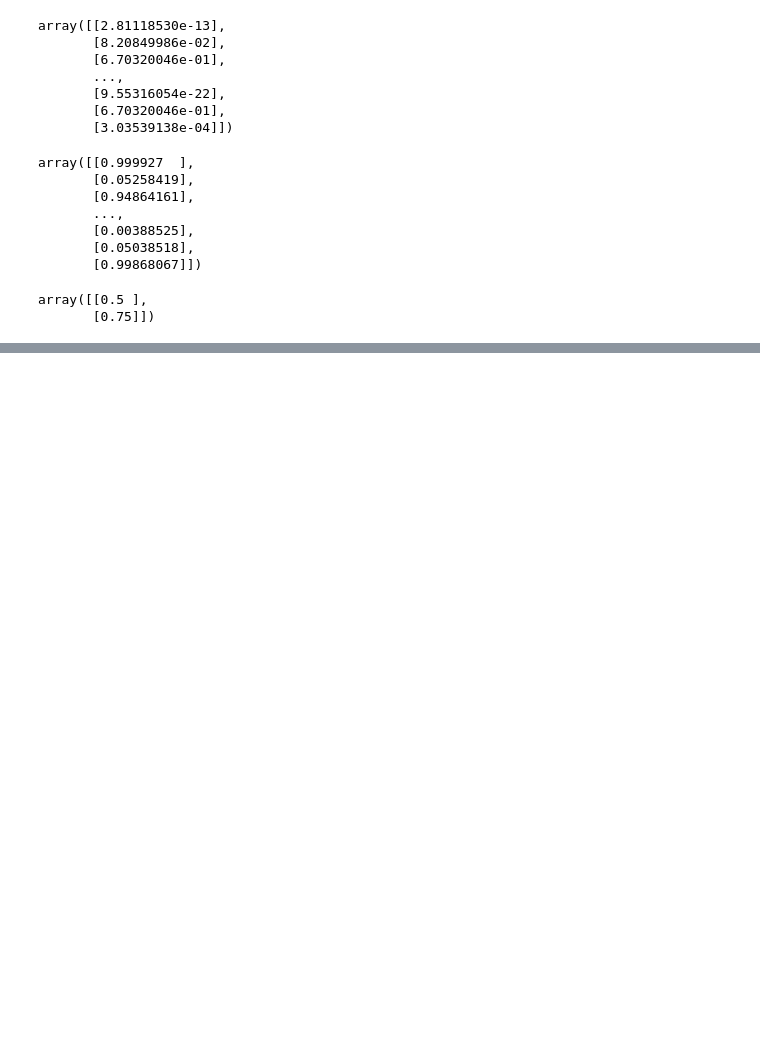
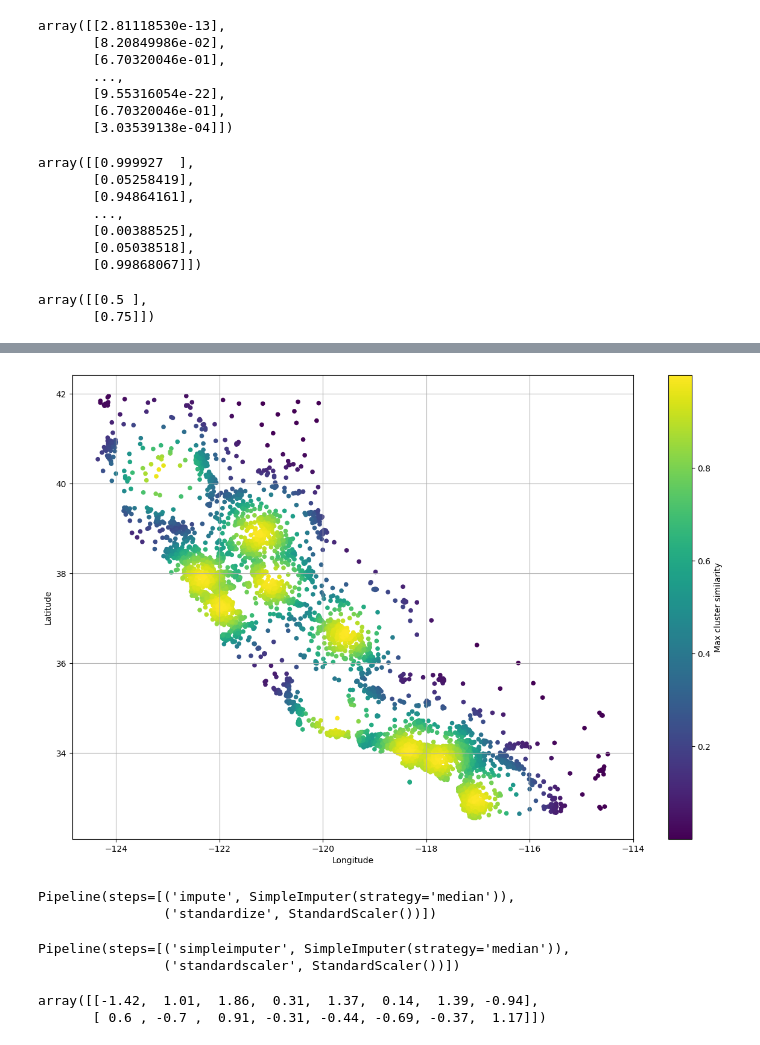
Before and after one commit to xKomil/DataScienceSummerStudy, a Jupyter notebook: _machine_learning/_fundamentals/2/2.ipynb, the cells around one changed output, grey strips where cells are left out. Drawn from its saved outputs; the diff is of its cells as text; code cells hidden in the pictures; blank space fills up the shorter version.

```diff
--- a/_machine_learning/_fundamentals/2/2.ipynb
+++ b/_machine_learning/_fundamentals/2/2.ipynb
@@ -431,0 +456,23 @@ array([[0.5 ],
+# %%
+# transformer that uses KMeans in fit() to identify clusters and rbf_kernel() in transform() to measure similarity to each cluster center
+from sklearn.cluster import KMeans
+
+class ClusterSimilarity(BaseEstimator, TransformerMixin):
+    def __init__(self, n_clusters=10, gamma=1.0, random_state=None):
+        self.n_clusters = n_clusters
+        self.gamma = gamma
+        self.random_state = random_state
+
+    def fit(self, X, y=None, sample_weight=None):
+        self.kmeans_ = KMeans(self.n_clusters, n_init=10, random_state=self.random_state)
+        self.kmeans_.fit(X, sample_weight=sample_weight)
+        return self
+
+    def transform(self, X):
+        return rbf_kernel(X, self.kmeans_.cluster_centers_, gamma=self.gamma)
+
+    def get_feature_names_out(self, names=None):
+        return [f"Cluster {i} similarity" for i in range(self.n_clusters)]
+# %%
+cluster_simil = ClusterSimilarity(n_clusters=10, gamma=1., random_state=42)
+simiarities = cluster_simil.fit_transform(df[['latitude', 'longitude']], sample_weight=df_labels)
@@ -431,0 +489,11 @@ array([[0.5 ],
+# %%
+df_renamed = df.rename(columns={
+    "latitude": "Latitude", "longitude": "Longitude",
+    "population": "Population",
+    "median_house_value": "Median house value (ᴜsᴅ)"})
+
+df_renamed['Max cluster similarity'] = simiarities.max(axis=1)
+df_renamed.plot(kind='scatter', x='Longitude', y='Latitude', grid=True, figsize=(15,10), c='Max cluster similarity')
+plt.show()
+# %% [output]
+[figure, added]
@@ -431,0 +507,5 @@ array([[0.5 ],
+# %%
+num_pipeline
+# %% [output]
+Pipeline(steps=[('impute', SimpleImputer(strategy='median')),
+                ('standardize', StandardScaler())])
@@ -431,0 +515,11 @@ array([[0.5 ],
+# %%
+num_pipeline
+# %% [output]
+Pipeline(steps=[('simpleimputer', SimpleImputer(strategy='median')),
+                ('standardscaler', StandardScaler())])
+# %%
+df_num_prepared = num_pipeline.fit_transform(df_num)
+df_num_prepared[:2].round(2)
+# %% [output]
+array([[-1.42,  1.01,  1.86,  0.31,  1.37,  0.14,  1.39, -0.94],
+       [ 0.6 , -0.7 ,  0.91, -0.31, -0.44, -0.69, -0.37,  1.17]])
```
Also changed, not shown: parts of 39 cells of this notebook, 1 other file.
